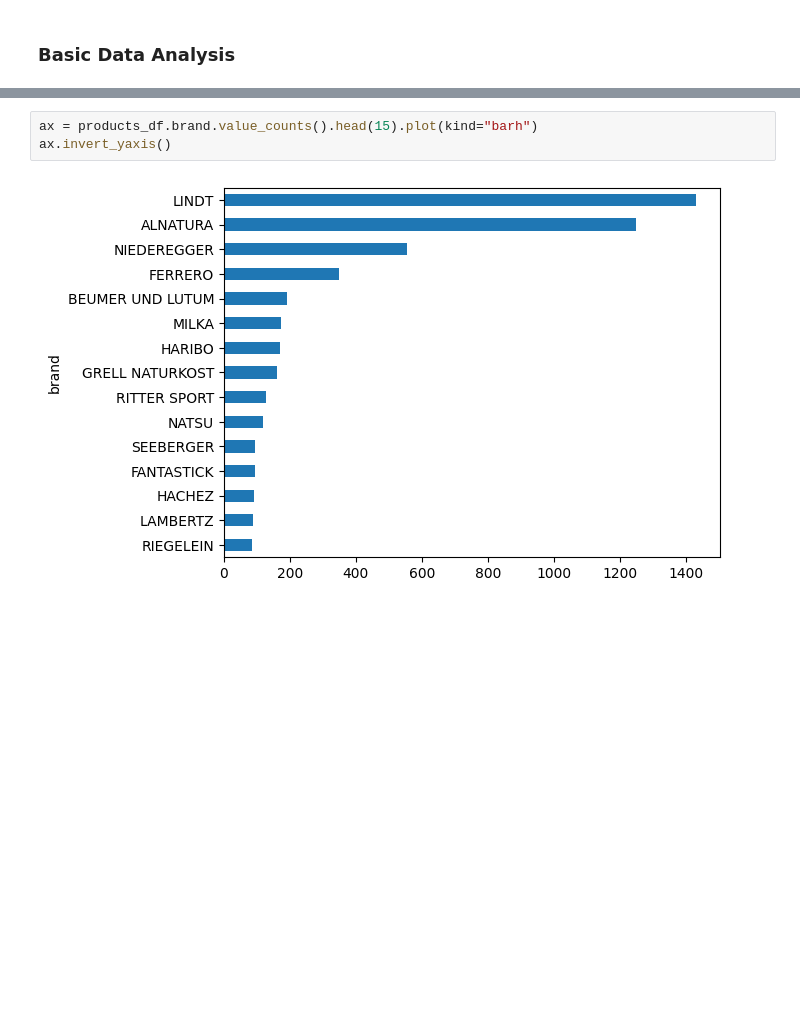
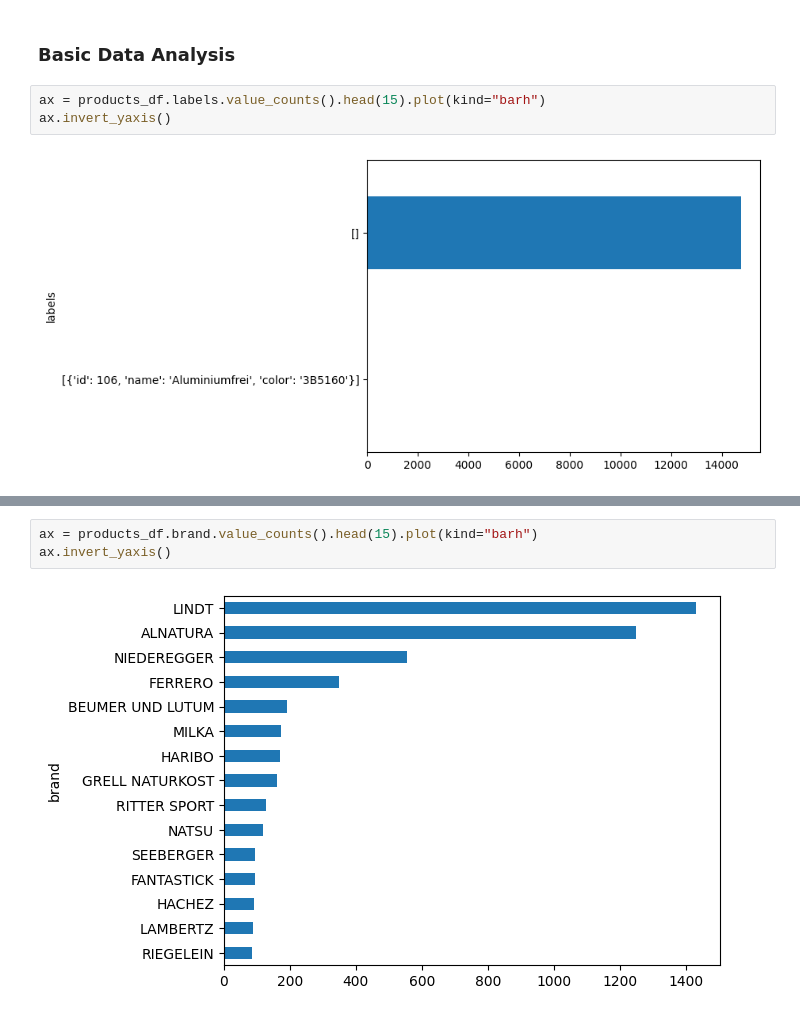
Before and after one commit to goerlitz/groceries-data, a Jupyter notebook: stores/budni/notebooks/02_budni-data-analysis.ipynb, the cells around one changed output, grey strips where cells are left out. Drawn from its saved outputs; the diff is of its cells as text; blank space fills up the shorter version.

```diff
--- a/stores/budni/notebooks/02_budni-data-analysis.ipynb
+++ b/stores/budni/notebooks/02_budni-data-analysis.ipynb
@@ -35,2 +43,7 @@ products_df
 # %% [markdown]
 ### Basic Data Analysis
+# %%
+ax = products_df.labels.value_counts().head(15).plot(kind="barh")
+ax.invert_yaxis()
+# %% [output]
+[figure, added]
```
Also changed, not shown: parts of 9 cells of this notebook, 1 other file.
